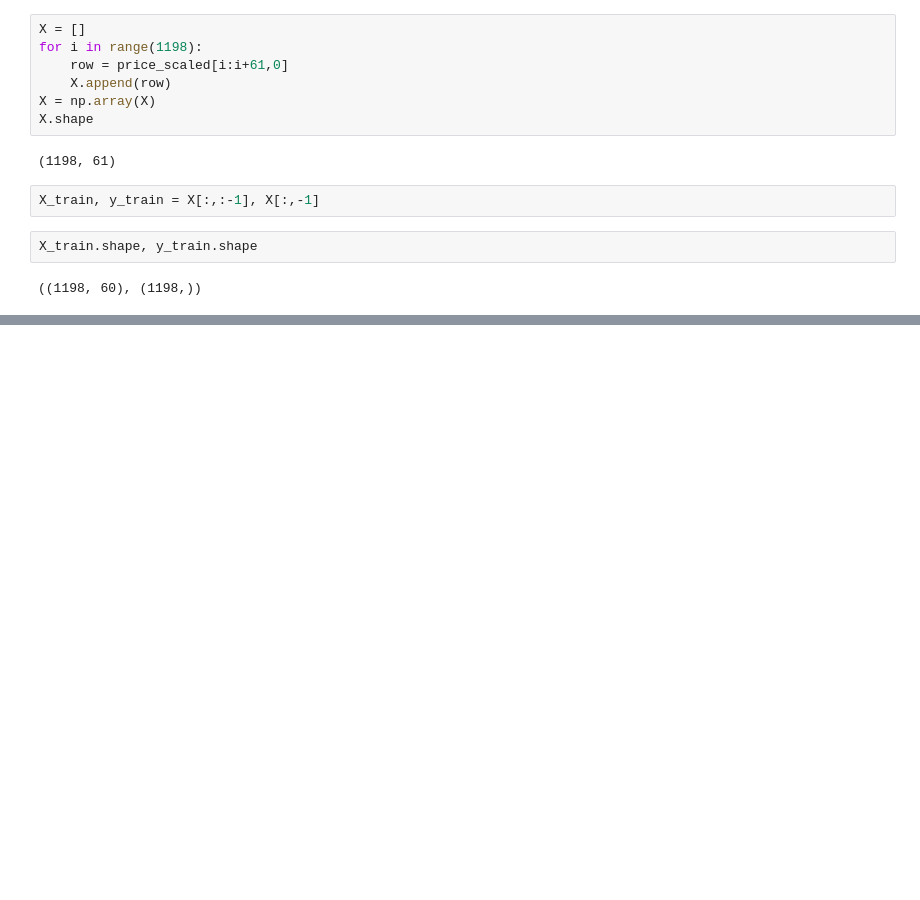
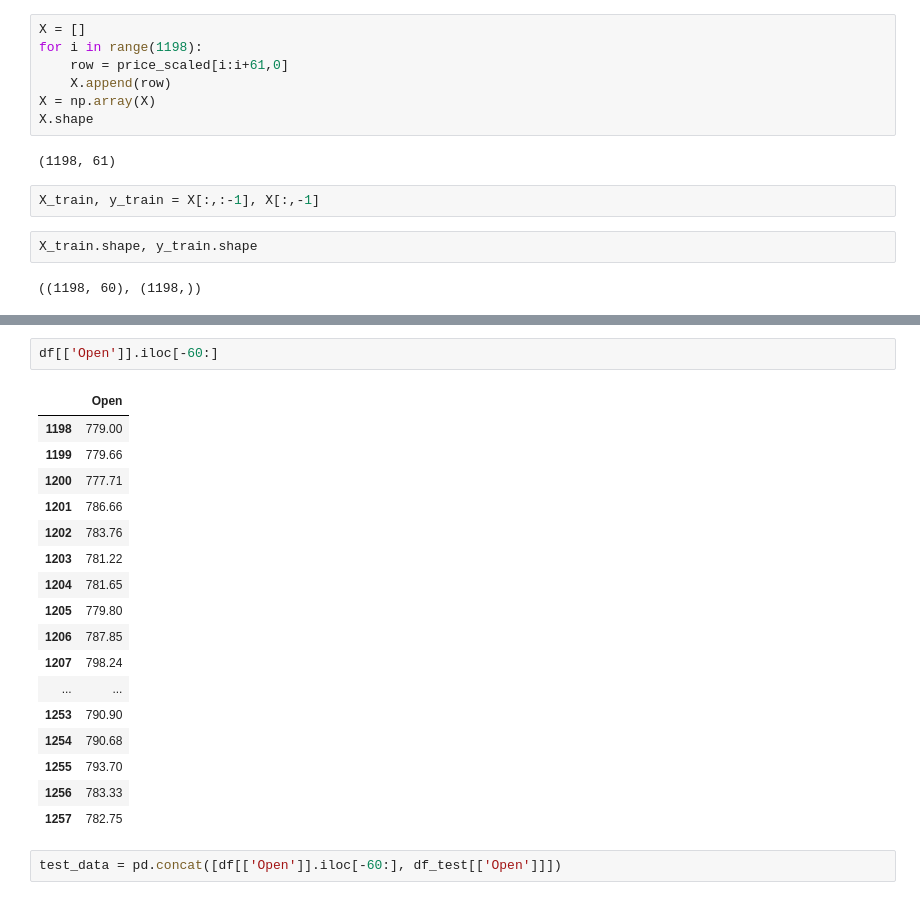
Before and after one commit to MohiniAher4/stocks, a Jupyter notebook: basic.ipynb, the cells around one changed output, grey strips where cells are left out. Drawn from its saved outputs; the diff is of its cells as text; blank space fills up the shorter version.

```diff
--- a/basic.ipynb
+++ b/basic.ipynb
@@ -62,0 +113,22 @@ X_train.shape, y_train.shape
+# %%
+df[['Open']].iloc[-60:]
+# %% [output]
+|  | Open |
+| 1198 | 779.00 |
+| 1199 | 779.66 |
+| 1200 | 777.71 |
+| 1201 | 786.66 |
+| 1202 | 783.76 |
+| 1203 | 781.22 |
+| 1204 | 781.65 |
+| 1205 | 779.80 |
+| 1206 | 787.85 |
+| 1207 | 798.24 |
+| ... | ... |
+| 1253 | 790.90 |
+| 1254 | 790.68 |
+| 1255 | 793.70 |
+| 1256 | 783.33 |
+| 1257 | 782.75 |
+# %%
+test_data = pd.concat([df[['Open']].iloc[-60:], df_test[['Open']]])
```
Also changed, not shown: parts of 15 cells of this notebook.
